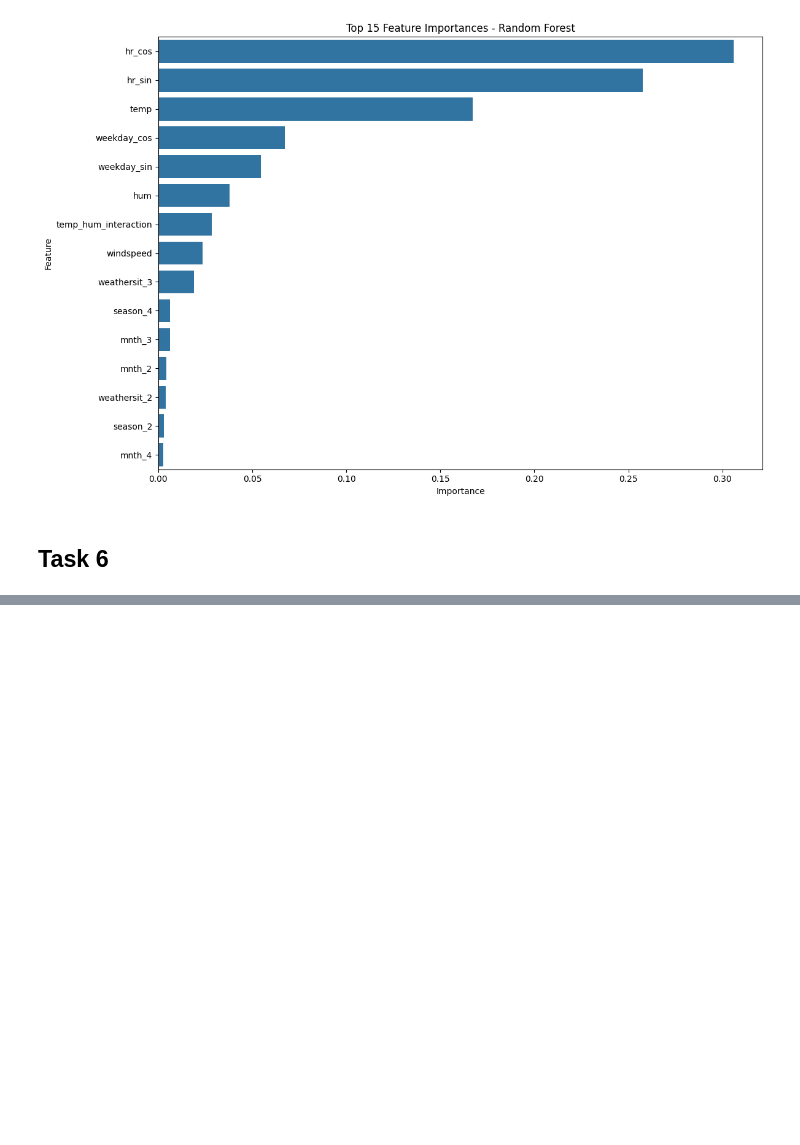
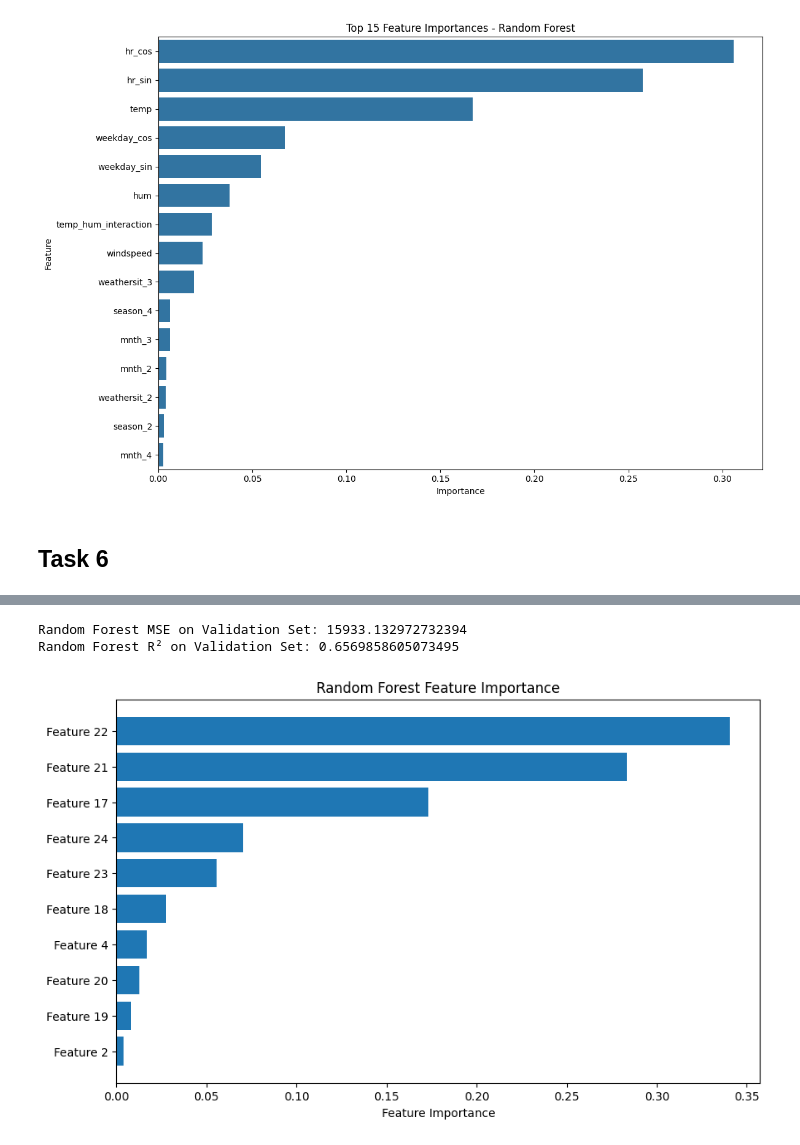
Before and after one commit to Ilincalink/ML-fundamentals-2025, a Jupyter notebook: assignment_2_ilinca_corbu[corbu].ipynb, the cells around one changed output, grey strips where cells are left out. Saved outputs shown, nothing was run; the diff lists cells and outputs as text; code cells hidden in the pictures; blank space fills up the shorter version.

```diff
--- a/assignment_2_ilinca_corbu[corbu].ipynb
+++ b/assignment_2_ilinca_corbu[corbu].ipynb
@@ -466,0 +665,40 @@ ModuleNotFoundError: No module named 'lightgbm'
+# %%
+import matplotlib.pyplot as plt
+from sklearn.metrics import mean_squared_error, r2_score
+
+# Evaluate the Random Forest model on the validation set
+y_val_rf_pred = random_search_rf.best_estimator_.predict(X_val_transformed)
+
+# Calculate MSE and R² on the validation set
+mse_val = mean_squared_error(y_val, y_val_rf_pred)
+r2_val = r2_score(y_val, y_val_rf_pred)
+
+# Print validation performance
+print(f"Random Forest MSE on Validation Set: {mse_val}")
+print(f"Random Forest R² on Validation Set: {r2_val}")
+
+# Now, let's plot the updated feature importance after tuning
+importances = random_search_rf.best_estimator_.feature_importances_
+indices = importances.argsort()
+
+# Adjust the number of features to display
+top_n = min(10, X_train_transformed.shape[1])  # Display at most 10 features or fewer if not available
+
+# If X_train_transformed is a DataFrame and has column names (like after one-hot encoding)
+if hasattr(X_train_transformed, 'columns'):
+    feature_names = X_train_transformed.columns
+else:
+    # If no columns attribute exists (e.g., after transformations like PCA), use the indices
+    feature_names = [f'Feature {i}' for i in range(X_train_transformed.shape[1])]
+
+# Plot the feature importance
+plt.figure(figsize=(10, 6))
+plt.title("Random Forest Feature Importance")
+plt.barh(range(top_n), importances[indices[-top_n:]], align="center")
+plt.yticks(range(top_n), [feature_names[i] for i in indices[-top_n:]])  # Use correct feature names
+plt.xlabel("Feature Importance")
+plt.show()
+# %% [output]
+Random Forest MSE on Validation Set: 15933.132972732394
+Random Forest R² on Validation Set: 0.6569858605073495
+[figure, added]
```
Also changed, not shown: parts of 14 cells of this notebook.
